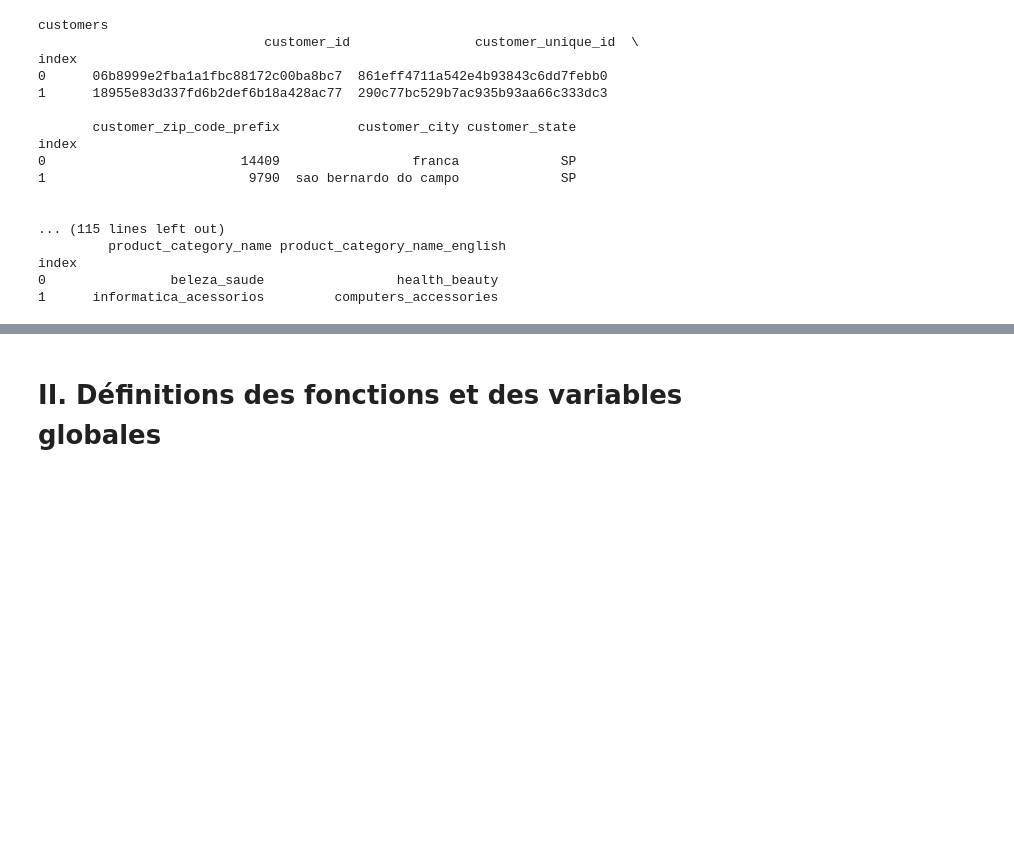
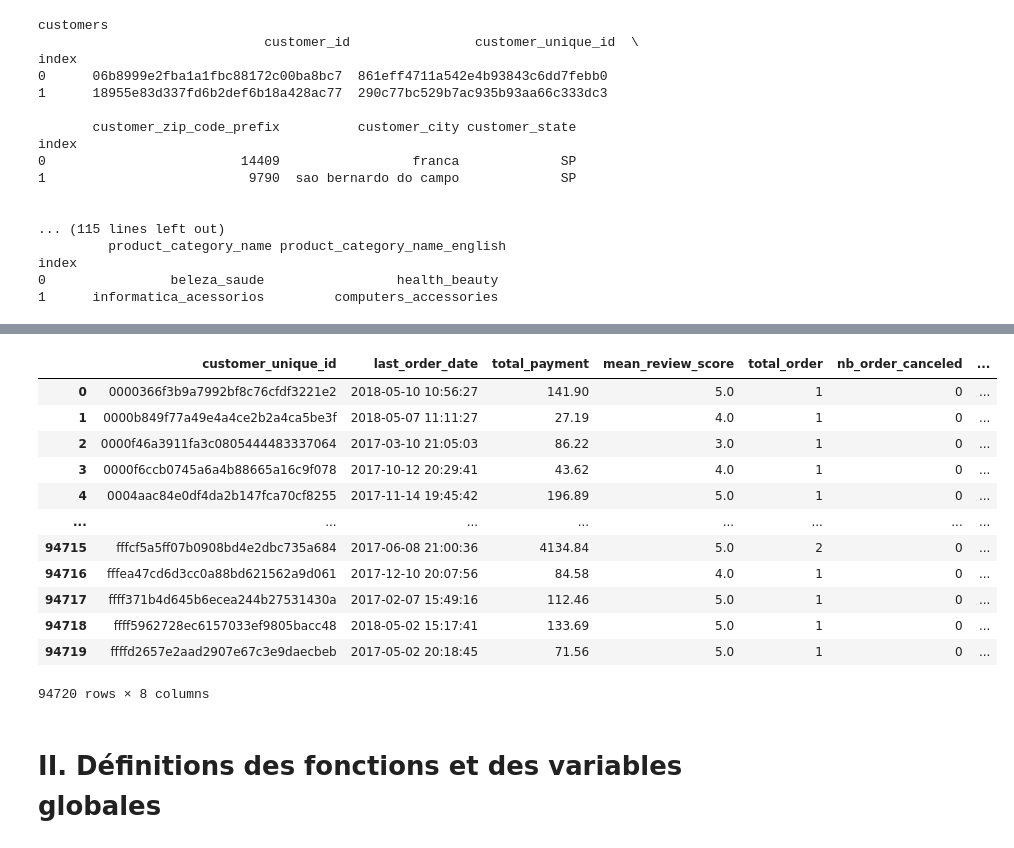
Before and after one commit to helenatong/oc_p5_Segmentez_des_clients_d_un_site_e-commerce, a Jupyter notebook: exploration.ipynb, the cells around one changed output, grey strips where cells are left out. Cells and saved outputs as stored; diff of their text form; code cells hidden in the pictures; blank space fills up the shorter version.

```diff
--- a/exploration.ipynb
+++ b/exploration.ipynb
@@ -133,2 +248,28 @@ index
+# %%
+df = df.groupby(by='customer_unique_id').agg(
+        last_order_date=('order_purchase_timestamp', 'min'),
+        total_payment=('payment_value', 'sum'),
+        mean_review_score=('review_score', 'mean'),
+        total_order=('order_id', 'count'),
+        nb_order_canceled=('order_is_canceled', 'sum'),
+        nb_order_delivered_late=('delivered_late', 'sum'),
+        mean_diff_date=('date_diff', 'mean')
+    ).reset_index()
+# %%
+df
+# %% [output]
+|  | customer_unique_id | last_order_date | total_payment | mean_review_score | total_order | nb_order_canceled | ... |
+| 0 | 0000366f3b9a7992bf8c76cfdf3221e2 | 2018-05-10 10:56:27 | 141.90 | 5.0 | 1 | 0 | ... |
+| 1 | 0000b849f77a49e4a4ce2b2a4ca5be3f | 2018-05-07 11:11:27 | 27.19 | 4.0 | 1 | 0 | ... |
+| 2 | 0000f46a3911fa3c0805444483337064 | 2017-03-10 21:05:03 | 86.22 | 3.0 | 1 | 0 | ... |
+| 3 | 0000f6ccb0745a6a4b88665a16c9f078 | 2017-10-12 20:29:41 | 43.62 | 4.0 | 1 | 0 | ... |
+| 4 | 0004aac84e0df4da2b147fca70cf8255 | 2017-11-14 19:45:42 | 196.89 | 5.0 | 1 | 0 | ... |
+| ... | ... | ... | ... | ... | ... | ... | ... |
+| 94715 | fffcf5a5ff07b0908bd4e2dbc735a684 | 2017-06-08 21:00:36 | 4134.84 | 5.0 | 2 | 0 | ... |
+| 94716 | fffea47cd6d3cc0a88bd621562a9d061 | 2017-12-10 20:07:56 | 84.58 | 4.0 | 1 | 0 | ... |
+| 94717 | ffff371b4d645b6ecea244b27531430a | 2017-02-07 15:49:16 | 112.46 | 5.0 | 1 | 0 | ... |
+| 94718 | ffff5962728ec6157033ef9805bacc48 | 2018-05-02 15:17:41 | 133.69 | 5.0 | 1 | 0 | ... |
+| 94719 | ffffd2657e2aad2907e67c3e9daecbeb | 2017-05-02 20:18:45 | 71.56 | 5.0 | 1 | 0 | ... |
+94720 rows × 8 columns
 # %% [markdown]
 # **II. Définitions des fonctions et des variables globales**
```
Also changed, not shown: parts of 12 cells of this notebook.
